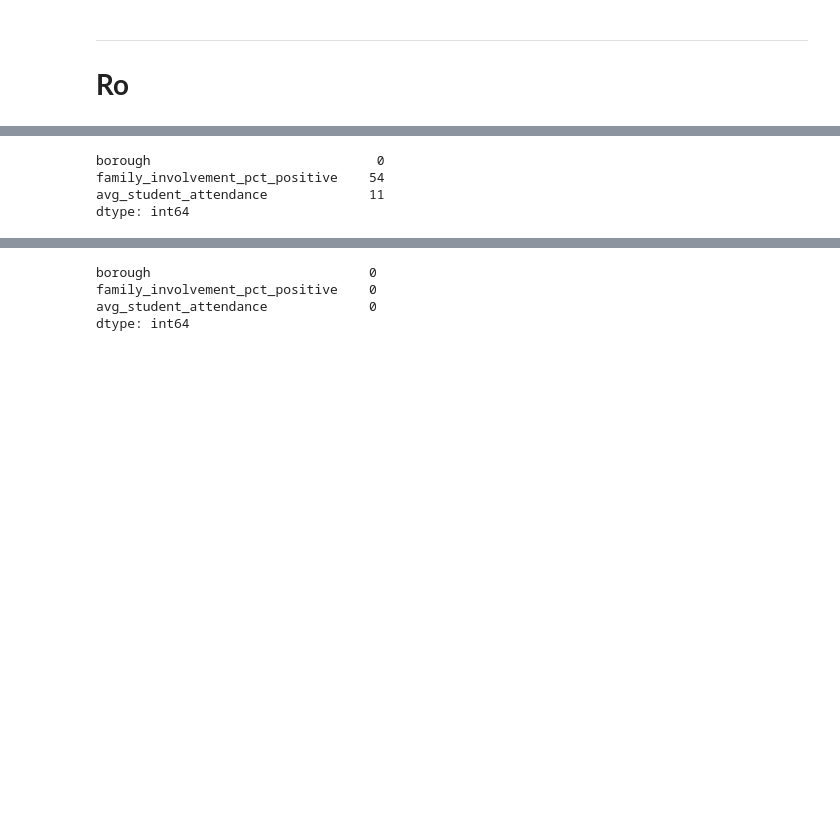
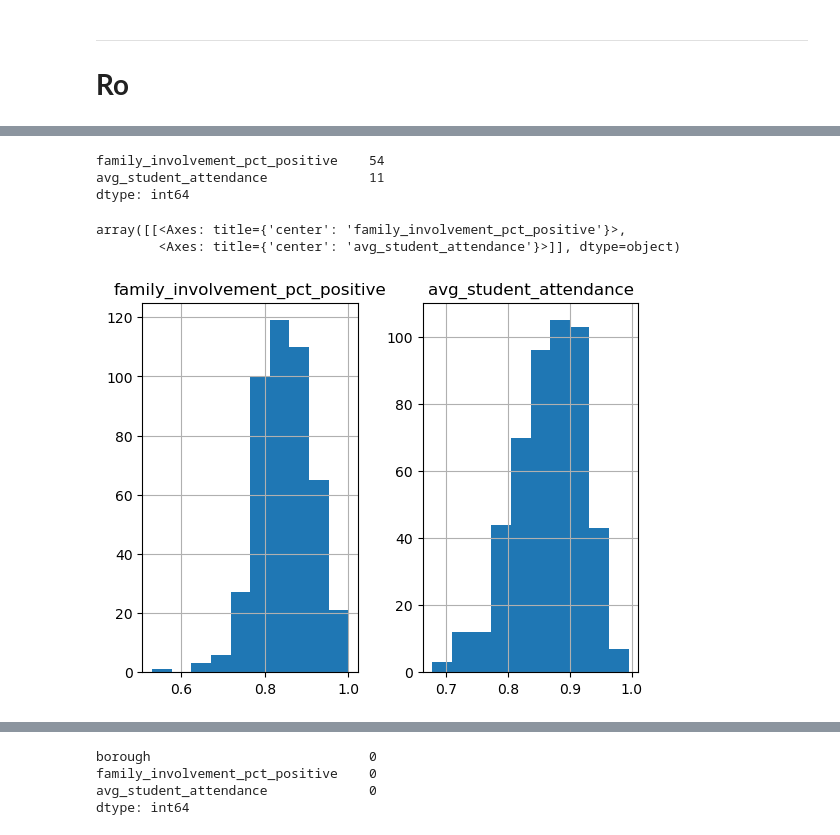
Before and after one commit to brehima5/CID_data-slayer-corps, a Jupyter notebook: python/notebooks/eda.ipynb, the cells around one changed output, grey strips where cells are left out. Saved outputs shown, nothing was run; the diff lists cells and outputs as text; code cells hidden in the pictures; blank space fills up the shorter version.

```diff
--- a/python/notebooks/eda.ipynb
+++ b/python/notebooks/eda.ipynb
@@ -35,6 +37,6 @@ import sqlite3
 # %%
 # connecting to db to query it
 
-path = '/Users/Marcy_Student/Desktop/Marcy-Modules/CID/CID_data-slayer-corps/data/etl/sql/CID_database_clean.db'
+path = '/Users/Marcy_Student/Desktop/Marcy-Modules/CID/CID_data-slayer-corps/sql/CID_database_clean.db'
 conn = sqlite3.connect(path)
 cursor = conn.cursor()
@@ -68,8 +109,11 @@ df1
 # %%
-# checking for NAs
-df1.isna().sum()
+# checking for NAs + distribution
+display(df1[['family_involvement_pct_positive', 'avg_student_attendance']].isna().sum())
+display(df1.hist())
 # %% [output]
-borough                             0
 family_involvement_pct_positive    54
 avg_student_attendance             11
 dtype: int64
+array([[<Axes: title={'center': 'family_involvement_pct_positive'}>,
+        <Axes: title={'center': 'avg_student_attendance'}>]], dtype=object)
+[figure, added]
```
Also changed, not shown: parts of 16 cells of this notebook, 5 other files.
